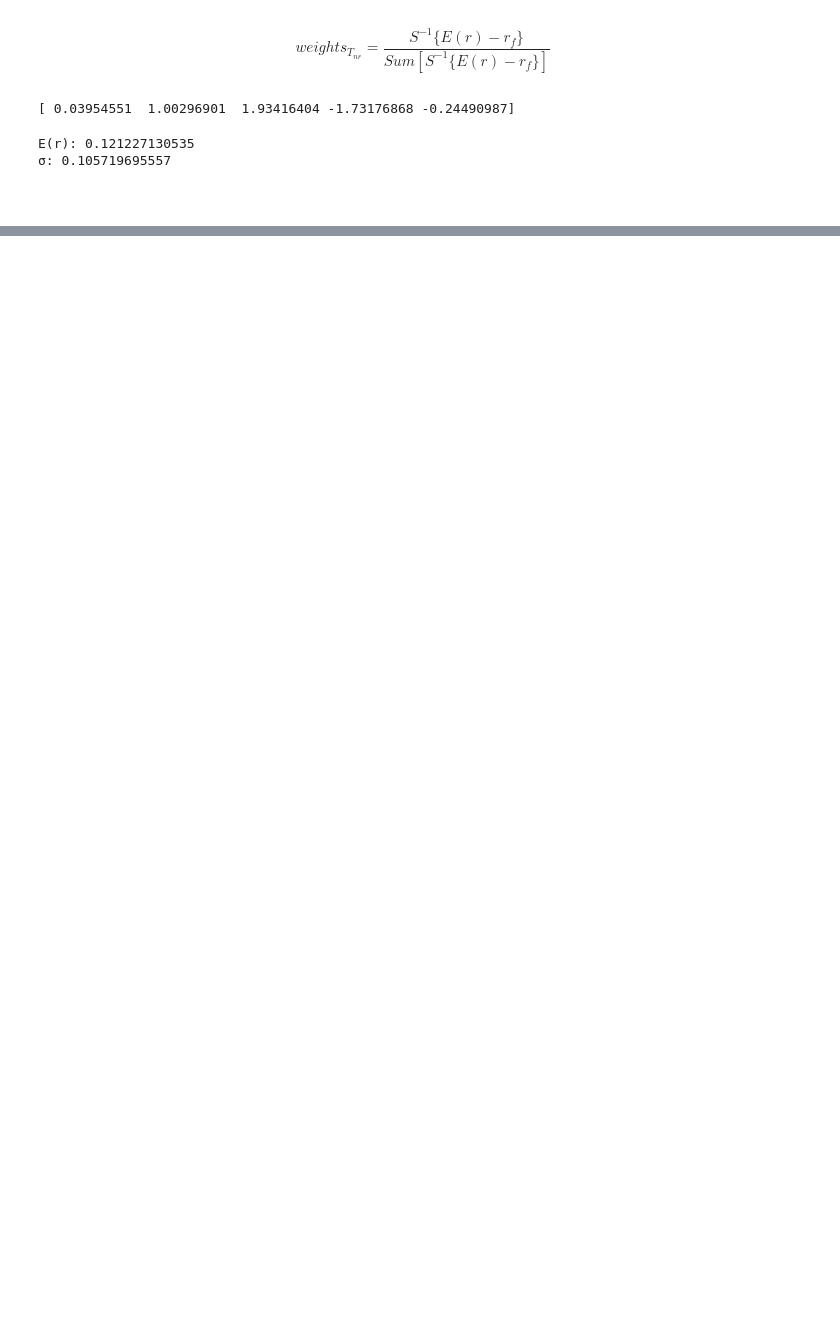
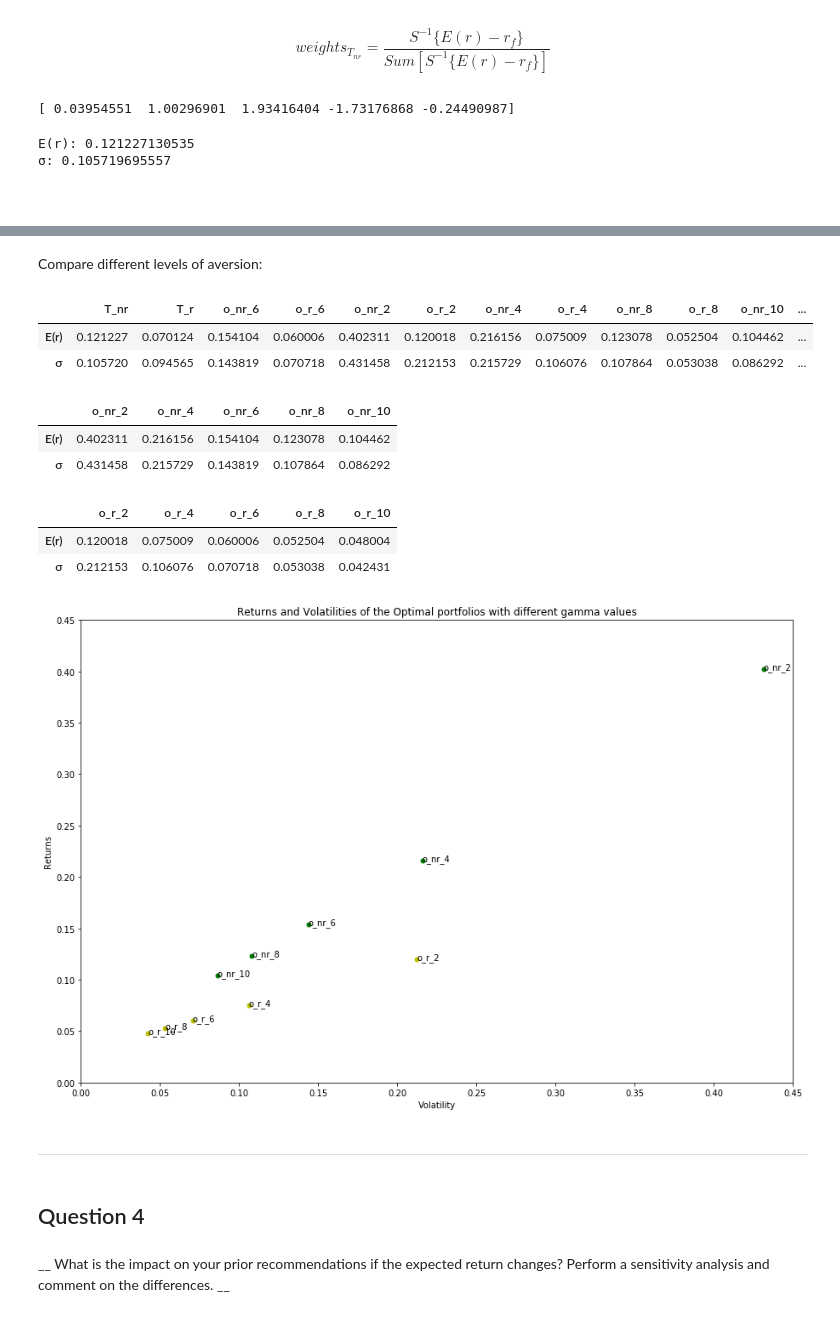
Before and after one commit to boturon/NovaSBE_Courses, a Jupyter notebook: finance/case_2/deliverable.ipynb, the cells around one changed output, grey strips where cells are left out. Cells and saved outputs as stored; diff of their text form; code cells hidden in the pictures; blank space fills up the shorter version.

```diff
--- a/finance/case_2/deliverable.ipynb
+++ b/finance/case_2/deliverable.ipynb
@@ -177,0 +335,64 @@ for i in range(num_portfolios):
+# %% [markdown]
+Compare different levels of aversion:
+# %%
+# Define different gammas
+different_gammas = [2, 4, 8, 10]
+# %%
+# Create a loop that recalculates the returns and the std per value of gamma
+for item in different_gammas:
+    # Recalculate return and std for 'not restricted' and 'restricted'
+    w_T_nr_item, E_r_o_nr_item , std_o_nr_item = Optimal_ret_and_std_per_gamma(E_r_T_nr, std_T_nr, item)
+    w_T_r_item, E_r_o_r_item , std_o_r_item = Optimal_ret_and_std_per_gamma(E_r_T_r, std_T_r, item)
+
+    # Add the new value to the comparison table
+    question_3['o_nr_'+str(item)] = [E_r_o_nr_item, std_o_nr_item]
+    question_3['o_r_'+str(item)] = [E_r_o_r_item, std_o_r_item]
+# %%
+# Show the comparison table with the new results varying with gamma
+question_3
+# %% [output]
+|  | T_nr | T_r | o_nr_6 | o_r_6 | o_nr_2 | o_r_2 | o_nr_4 | o_r_4 | o_nr_8 | o_r_8 | o_nr_10 | ... |
+| E(r) | 0.121227 | 0.070124 | 0.154104 | 0.060006 | 0.402311 | 0.120018 | 0.216156 | 0.075009 | 0.123078 | 0.052504 | 0.104462 | ... |
+| σ | 0.105720 | 0.094565 | 0.143819 | 0.070718 | 0.431458 | 0.212153 | 0.215729 | 0.106076 | 0.107864 | 0.053038 | 0.086292 | ... |
+# %%
+# Show the comparison table with the new results varying with gamma for not restricted
+question_3_o_nr = question_3[['o_nr_2', 'o_nr_4', 'o_nr_6', 'o_nr_8', 'o_nr_10']]
+question_3_o_nr
+# %% [output]
+|  | o_nr_2 | o_nr_4 | o_nr_6 | o_nr_8 | o_nr_10 |
+| E(r) | 0.402311 | 0.216156 | 0.154104 | 0.123078 | 0.104462 |
+| σ | 0.431458 | 0.215729 | 0.143819 | 0.107864 | 0.086292 |
+# %%
+# Show the comparison table with the new results varying with gamma for restricted
+question_3_o_r = question_3[['o_r_2', 'o_r_4', 'o_r_6', 'o_r_8', 'o_r_10']]
+question_3_o_r
+# %% [output]
+|  | o_r_2 | o_r_4 | o_r_6 | o_r_8 | o_r_10 |
+| E(r) | 0.120018 | 0.075009 | 0.060006 | 0.052504 | 0.048004 |
+| σ | 0.212153 | 0.106076 | 0.070718 | 0.053038 | 0.042431 |
+# %%
+# Plot the Returns Volatility scatter
+fig, ax = plt.subplots(figsize = (15,10))
+ax.scatter(question_3_o_r.iloc[1], question_3_o_r.iloc[0], marker='o',color='y',s=25)
+ax.scatter(question_3_o_nr.iloc[1], question_3_o_nr.iloc[0], marker='o',color='g',s=25)
+
+# Add the labels to each point
+for i, txt in enumerate(question_3.columns.tolist()[2:]):
+    ax.annotate(txt, (question_3.iloc[1].tolist()[i+2],question_3.iloc[0].tolist()[i+2]))
+
+# Define the limits for the graph
+plt.ylim((0.00,0.45))
+plt.xlim((0.00,0.45))
+
+# Define the labels
+plt.title('Returns and Volatilities of the Optimal portfolios with different gamma values')
+plt.xlabel('Volatility')
+plt.ylabel('Returns');
+# %% [output]
+[figure, added]
+# %% [markdown]
+________
+# %% [markdown]
+## Question 4
+# %% [markdown]
+__  What is the impact on your prior recommendations if the expected return changes? Perform a sensitivity analysis and comment on the differences. __
```
Also changed, not shown: parts of 34 cells of this notebook.
